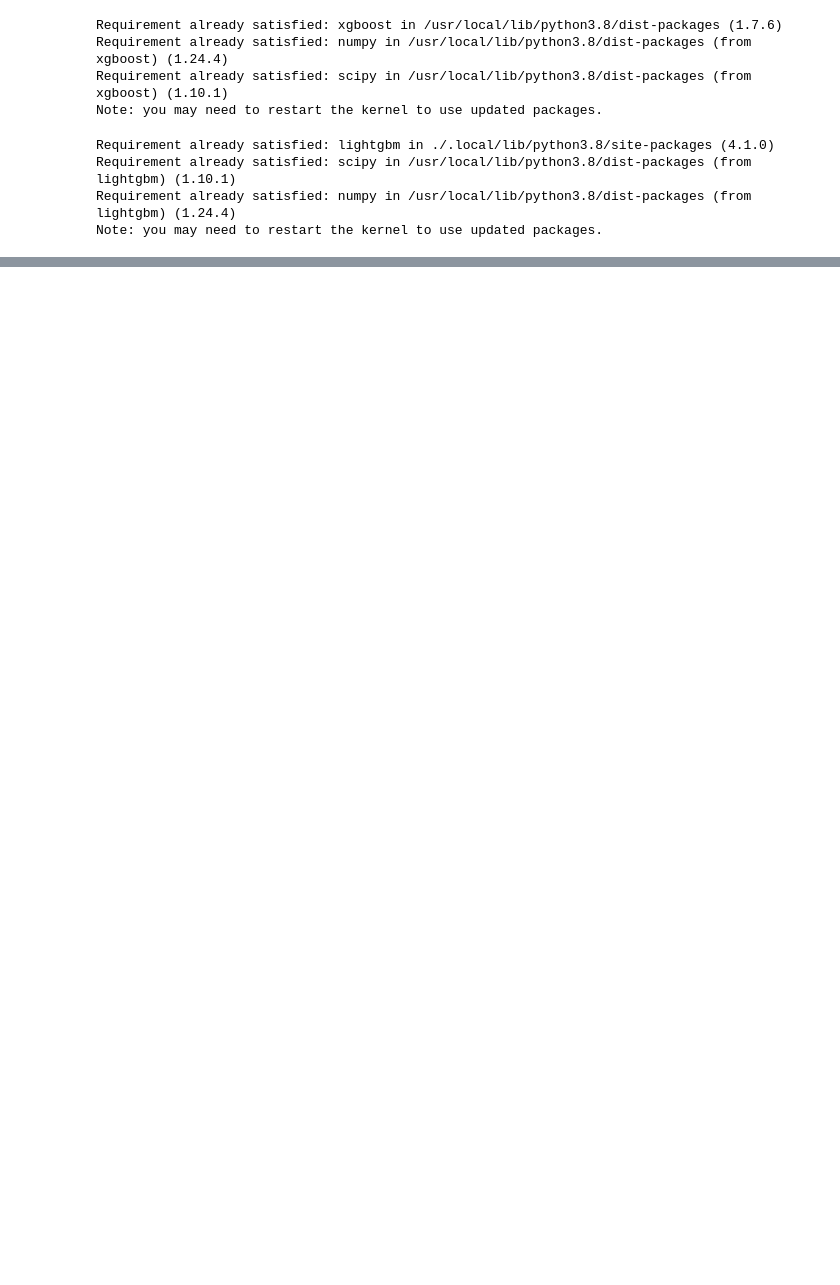
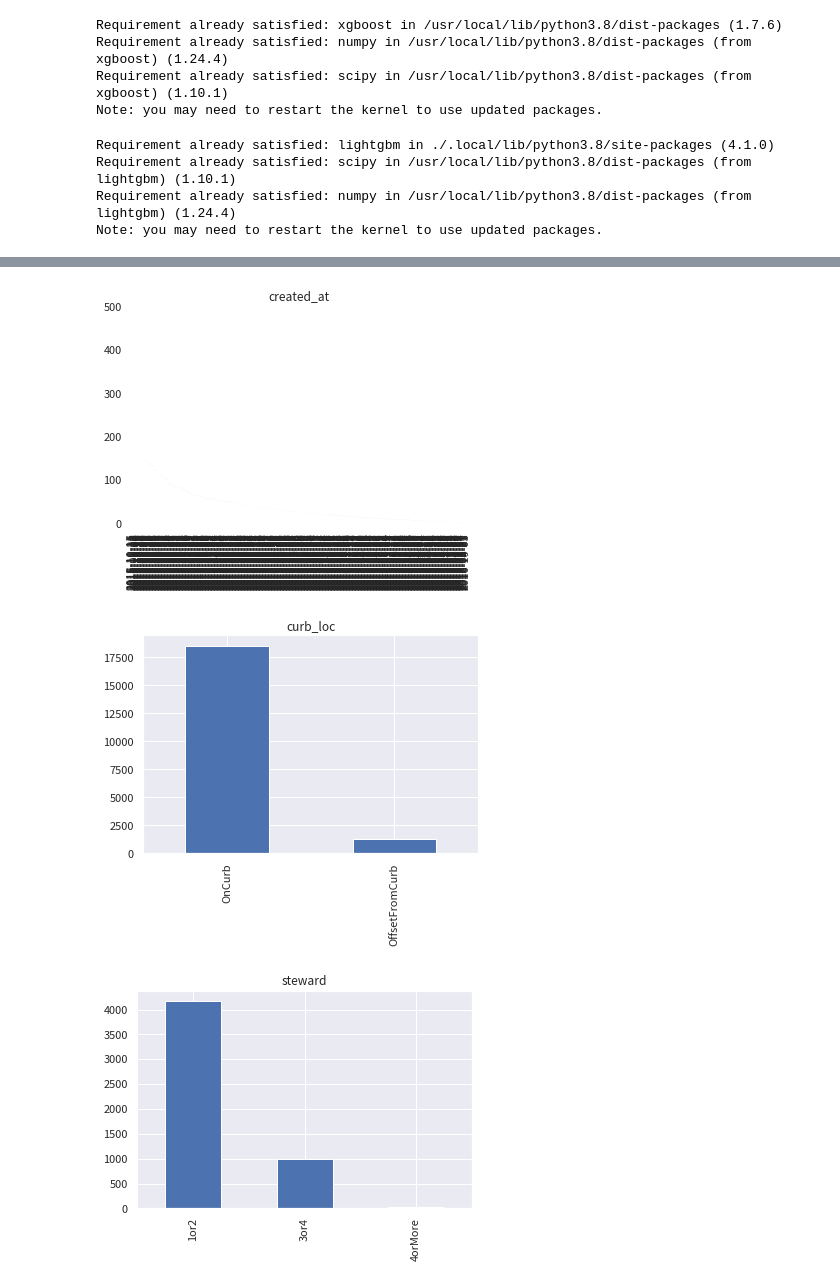
Before and after one commit to LABO-M/SMBC-Challenge, a Jupyter notebook: SMBC.ipynb, the cells around one changed output, grey strips where cells are left out. Drawn from its saved outputs; the diff is of its cells as text; code cells hidden in the pictures; blank space fills up the shorter version.

```diff
--- a/SMBC.ipynb
+++ b/SMBC.ipynb
@@ -105,0 +161,15 @@ df_train.hist(bins=50, figsize=(20,15))
+# %%
+#df_testのobject型のデータをカテゴリー型に変換
+for col in df_test.columns:
+    if df_test[col].dtype == 'object':
+        df_test[col] = df_test[col].astype('category')
+
+for col in df_test.columns:
+    if df_test[col].dtype.name == 'category':
+        df_test[col].value_counts().plot.bar()
+        plt.title(col)
+        plt.show()
+# %% [output]
+[figure, added]
+[figure, added]
+[figure, added]
```
Also changed, not shown: parts of 19 cells of this notebook.
